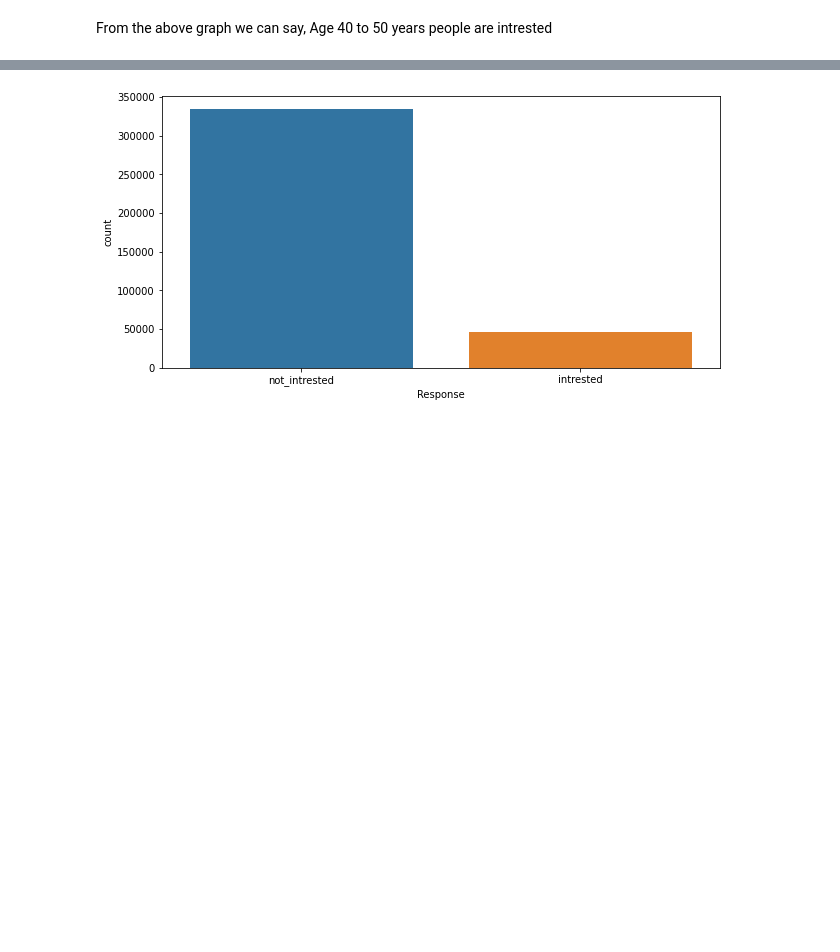
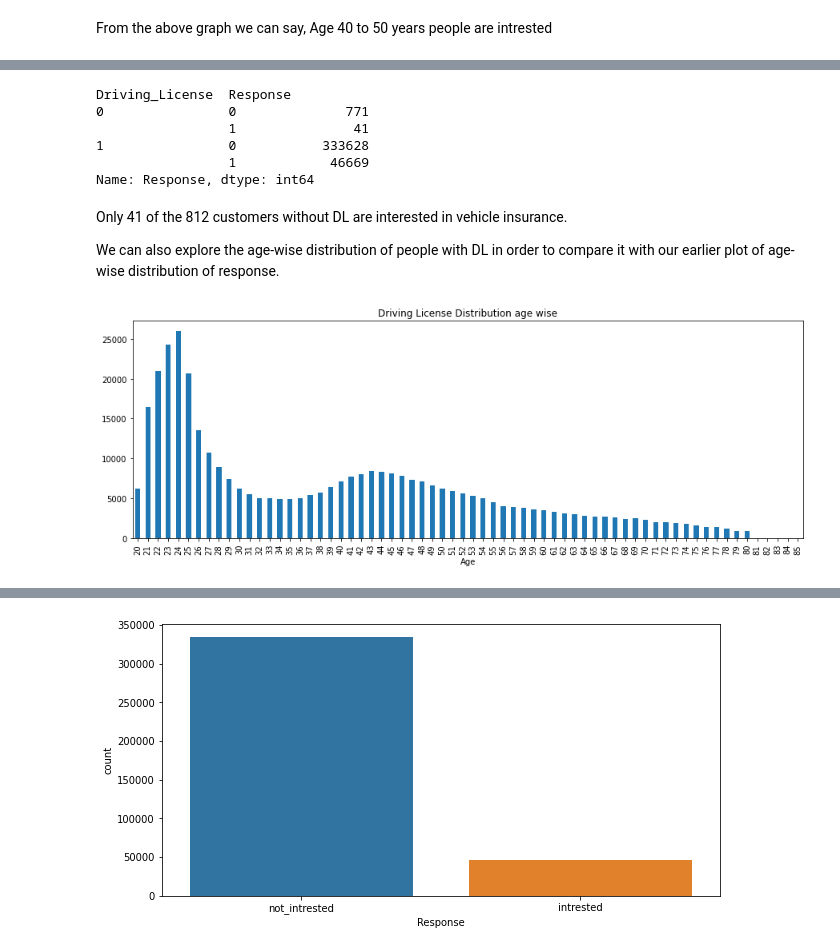
Before and after one commit to Zeeshan2012/HEALTH-INSURANCE-CROSS-SELL-PREDICTION, a Jupyter notebook: HEALTH_INSURANCE_CROSS_SELL_PREDICTION.ipynb, the cells around one changed output, grey strips where cells are left out. Saved outputs shown, nothing was run; the diff lists cells and outputs as text; code cells hidden in the pictures; blank space fills up the shorter version.

```diff
--- a/HEALTH_INSURANCE_CROSS_SELL_PREDICTION.ipynb
+++ b/HEALTH_INSURANCE_CROSS_SELL_PREDICTION.ipynb
@@ -185,0 +216,22 @@ From the above graph we can say, Age 40 to 50 years people are intrested
+# %%
+#count the number of intrested customer with or without License
+df.groupby('Driving_License')['Response'].value_counts()
+# %% [output]
+Driving_License  Response
+0                0              771
+                 1               41
+1                0           333628
+                 1            46669
+Name: Response, dtype: int64
+# %% [markdown]
+Only 41 of the 812 customers without DL are interested in vehicle insurance.
+
+We can also explore the age-wise distribution of people with DL in order to compare it with our earlier plot of age-wise distribution of response.
+# %%
+#Distribution graph of Driving license holder Age wise
+plt.figure(figsize = (15,5))
+df.groupby('Age')['Driving_License'].sum().plot(kind = 'bar')
+plt.title('Driving License Distribution age wise')
+plt.show()
+# %% [output]
+[figure, added]
```
Also changed, not shown: parts of 22 cells of this notebook.
